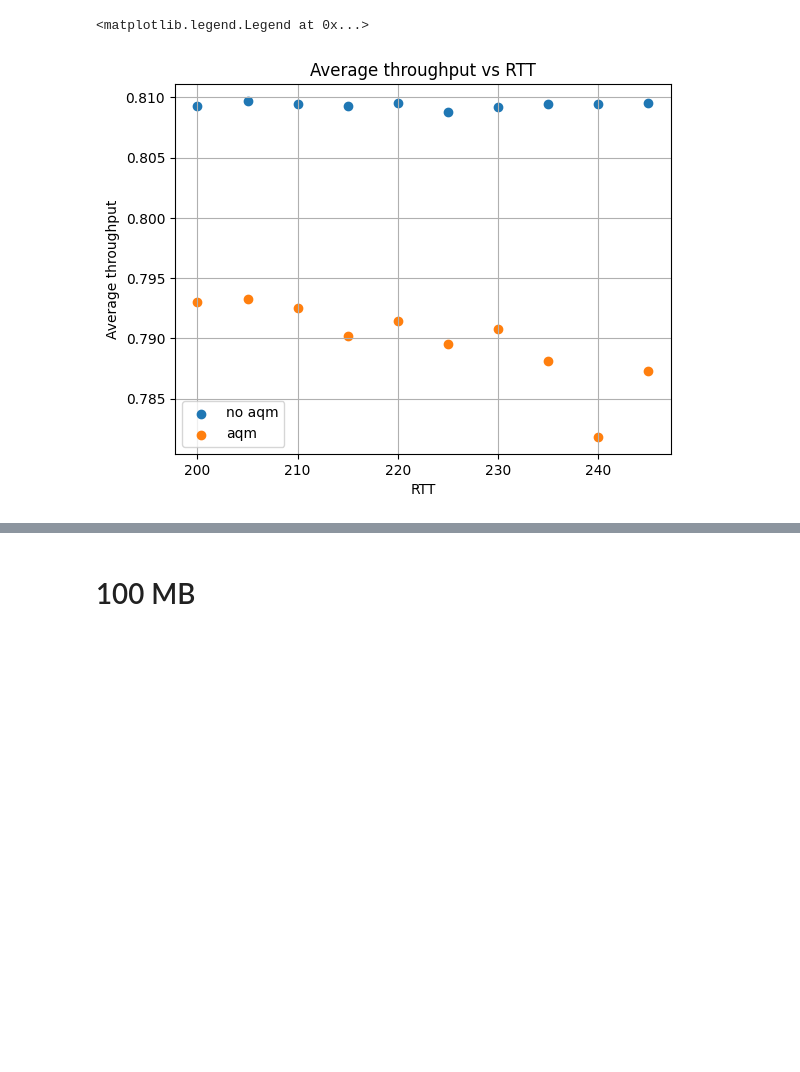
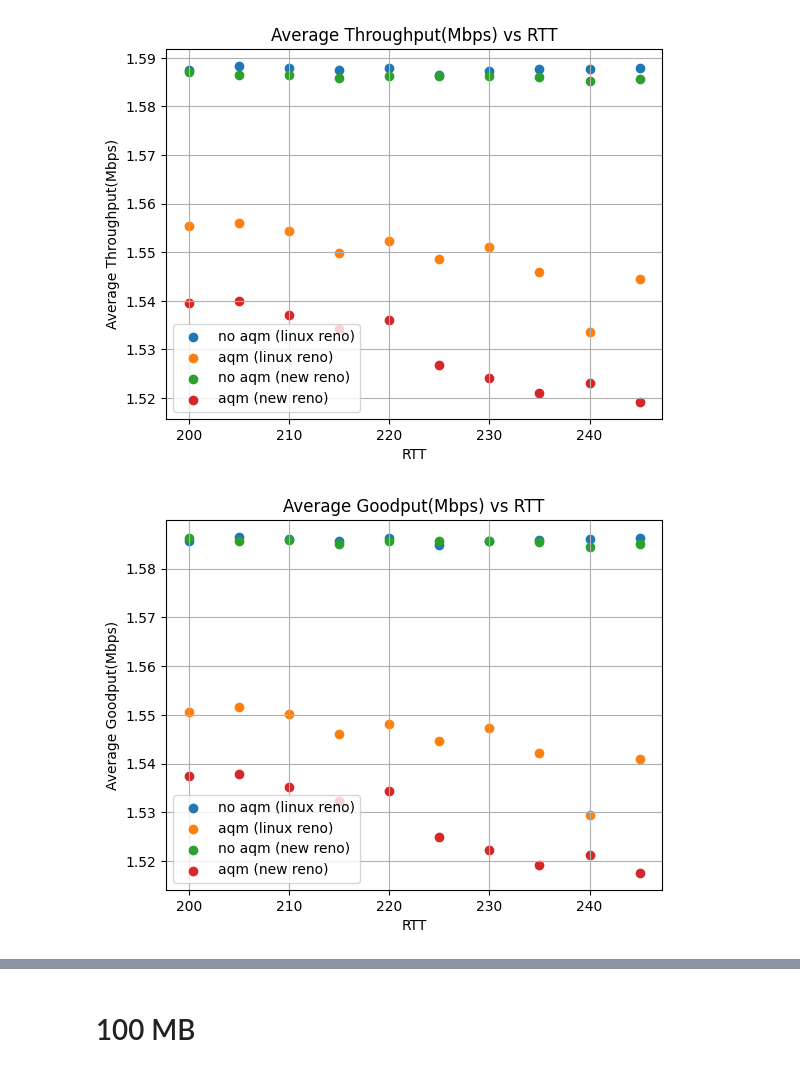
Before and after one commit to somitgond/mtp, a Jupyter notebook: pythonWork/aqm_V_naqm.ipynb, the cells around one changed output, grey strips where cells are left out. Drawn from its saved outputs; the diff is of its cells as text; code cells hidden in the pictures; blank space fills up the shorter version.

```diff
--- a/pythonWork/aqm_V_naqm.ipynb
+++ b/pythonWork/aqm_V_naqm.ipynb
@@ -7,5 +7,12 @@ import subprocess
 import xml.etree.ElementTree as ET
 import os
 %matplotlib inline
+# %%
+cols = [["Average Throughput(Mbps)", "std avg throughput"],
+        ["Average Goodput(Mbps)", "std goodput"],
+        ["Link Utilization", "std link utilization"],
+        ["Queuing Delay(ms)", "std queuing delay"],
+        ["Flow Completion Time(s)", "std flow comp time(s)"],
+        ["Packet loss %", "std pkt loss"]]
 # %% [markdown]
 # inf data
@@ -12,10 +21,17 @@ import os
 # %%
-data_naqm = pd.read_csv("results_naqm_zc.csv")
-data_aqm = pd.read_csv("results_aqm_zc.csv")
+data_naqm = pd.read_csv("a_results_LN_naqm_zc.csv")
+data_aqm = pd.read_csv("a_results_LN_aqm_zc.csv")
 data_naqm_10 = data_naqm[:10]
 data_aqm_10 = data_aqm[:10]
 data_naqm_11 = data_naqm[10:]
 data_aqm_11 = data_aqm[10:]
+
+data_naqm_nr = pd.read_csv("a_results_NR_naqm_zc.csv")
+data_aqm_nr = pd.read_csv("a_results_NR_aqm_zc.csv")
+data_naqm_10_nr = data_naqm_nr[:10]
+data_aqm_10_nr = data_aqm_nr[:10]
+data_naqm_11_nr = data_naqm_nr[10:]
+data_aqm_11_nr = data_aqm_nr[10:]
 # %%
 data_naqm
 # %% [output]
@@ -61,11 +115,16 @@ data_aqm
 # %%
-plt.scatter(list(data_naqm_11["RTT"]), list(data_naqm_11["Average Throughput(Mbps)"]), label="no aqm")
-plt.scatter(list(data_aqm_11["RTT"]), list(data_aqm_11["Average Throughput(Mbps)"]), label = "aqm")
-plt.xlabel("RTT")
-plt.ylabel("Average throughput")
-plt.title("Average throughput vs RTT")
-plt.grid()
-plt.legend()
+for c in cols:
+    c = c[0]
+    plt.scatter(list(data_naqm_11["RTT"]), list(data_naqm_11[c]), label="no aqm (linux reno)")
+    plt.scatter(list(data_aqm_11["RTT"]), list(data_aqm_11[c]), label = "aqm (linux reno)")
+    plt.scatter(list(data_naqm_11_nr["RTT"]), list(data_naqm_11_nr[c]), label="no aqm (new reno)")
+    plt.scatter(list(data_aqm_11_nr["RTT"]), list(data_aqm_11_nr[c]), label = "aqm (new reno)")
+    plt.xlabel("RTT")
+    plt.ylabel(c)
+    plt.title(f"{c} vs RTT")
+    plt.grid()
+    plt.legend()
+    plt.show()
 # %% [output]
-<matplotlib.legend.Legend at 0x...>
-[figure, old version]
+[figure, new version]
+[figure, added]
```
Also changed, not shown: parts of 43 cells of this notebook, 2 other files.
